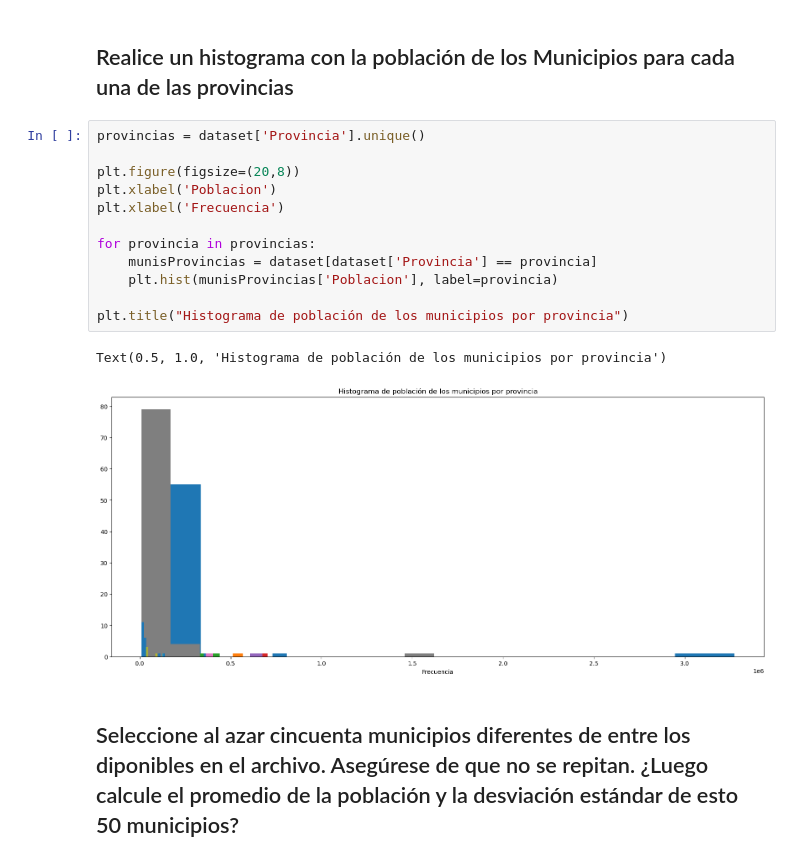
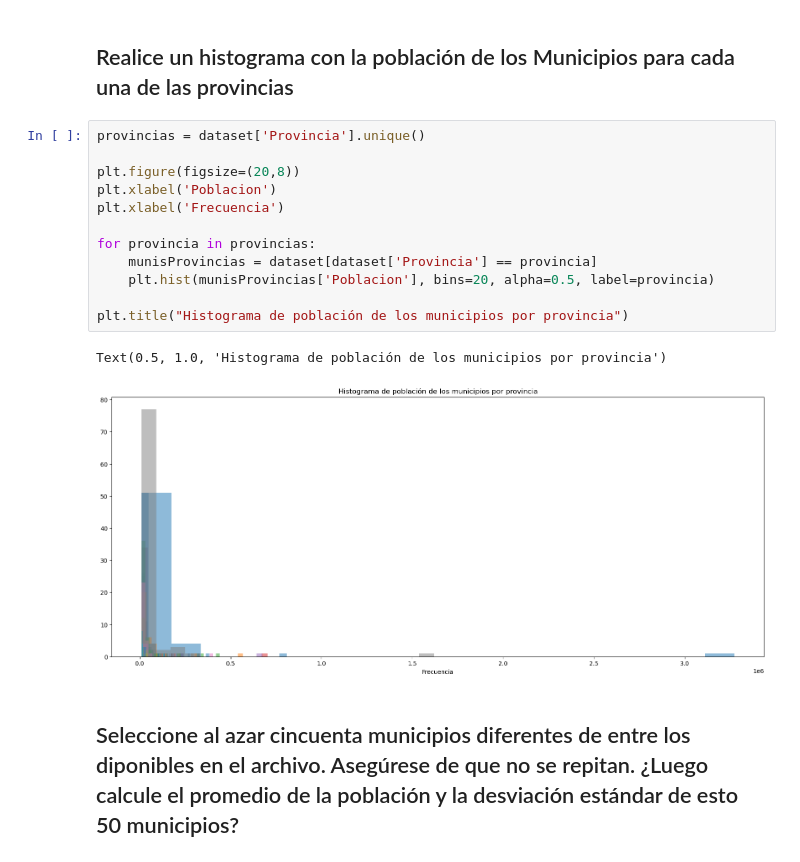
Before and after one commit to ochamodev/DS_Python_Lab_3_19001395_V, a Jupyter notebook: lab3_19001395_V.ipynb, the cells around one changed output. Saved outputs shown, nothing was run; the diff lists cells and outputs as text.

```diff
--- a/lab3_19001395_V.ipynb
+++ b/lab3_19001395_V.ipynb
@@ -199,18 +202,18 @@ Valor minimo:  10386.0
 # %%
 provincias = dataset['Provincia'].unique()
 
 plt.figure(figsize=(20,8))
 plt.xlabel('Poblacion')
 plt.xlabel('Frecuencia')
 
 for provincia in provincias:
     munisProvincias = dataset[dataset['Provincia'] == provincia]
-    plt.hist(munisProvincias['Poblacion'], label=provincia)
+    plt.hist(munisProvincias['Poblacion'], bins=20, alpha=0.5, label=provincia)
 
 plt.title("Histograma de población de los municipios por provincia")
 # %% [output]
 Text(0.5, 1.0, 'Histograma de población de los municipios por provincia')
-[figure, old version]
+[figure, new version]
 # %% [markdown]
 ## Seleccione al azar cincuenta municipios diferentes de entre los diponibles en el archivo. Asegúrese de que no se repitan. ¿Luego calcule el promedio de la población y la desviación estándar de esto 50 municipios?
 # %%
```
Also changed, not shown: parts of 4 cells of this notebook.
